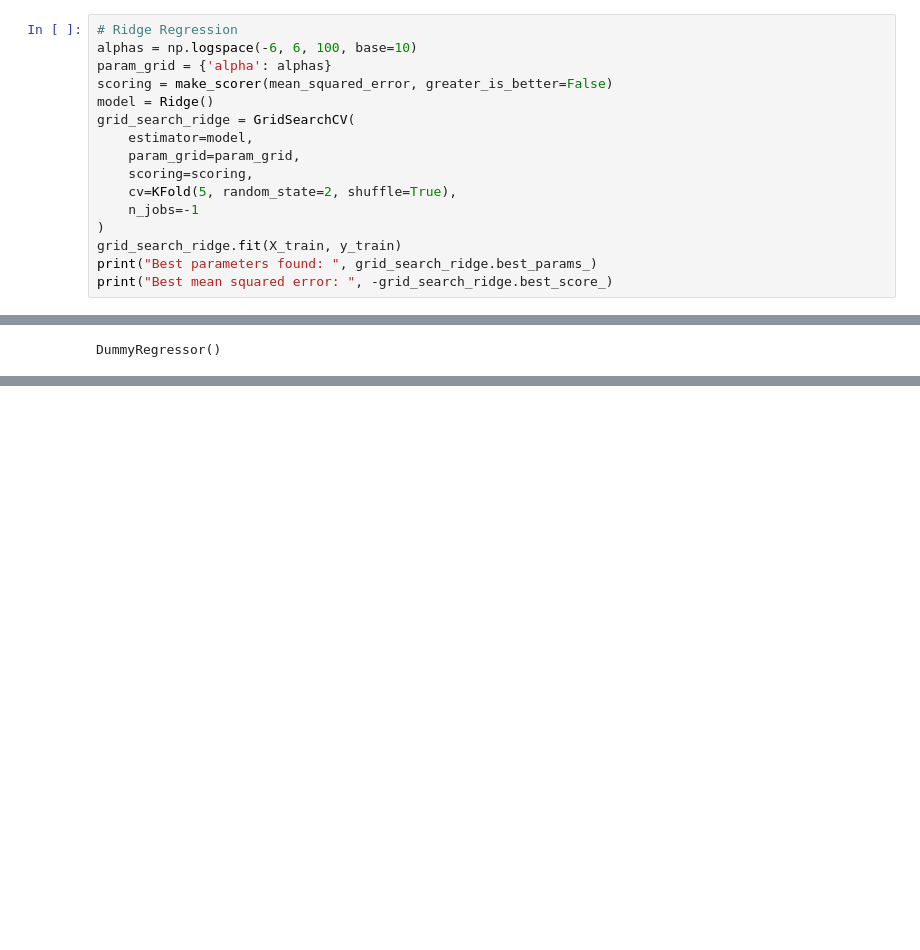
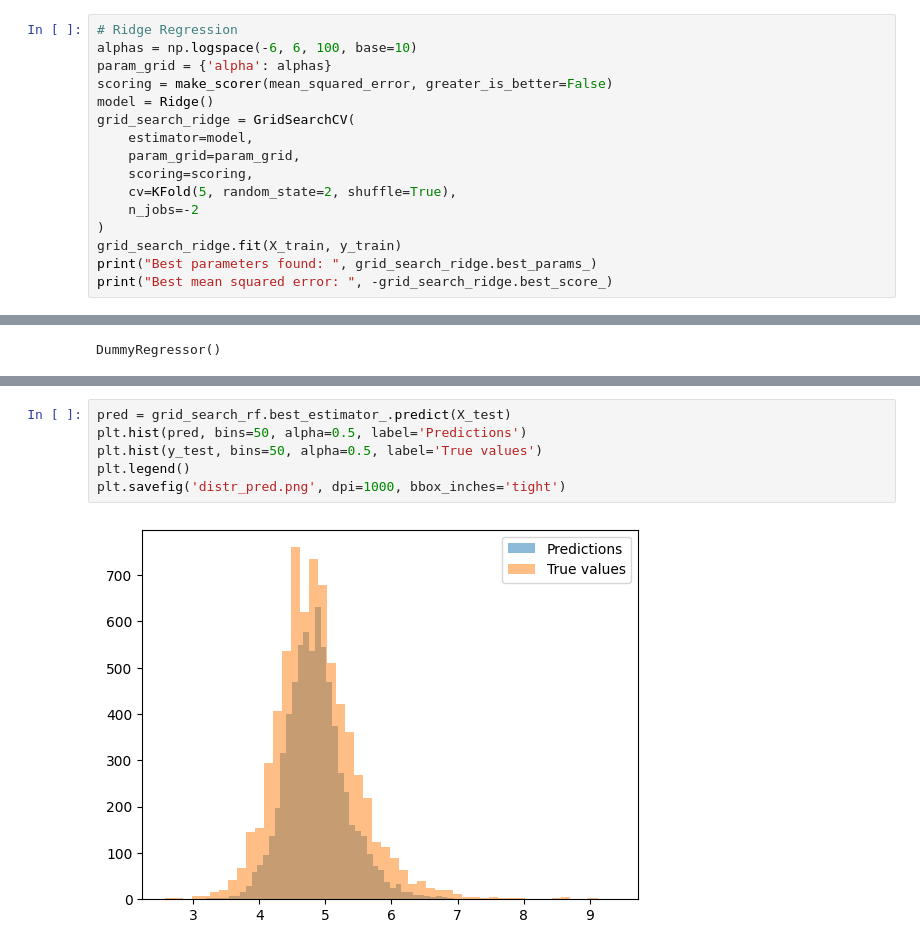
Before and after one commit to LorenzoBonanni/RomeAirbnbAnalysis, a Jupyter notebook: model.ipynb, the cells around one changed output, grey strips where cells are left out. Drawn from its saved outputs; the diff is of its cells as text; blank space fills up the shorter version.

```diff
--- a/model.ipynb
+++ b/model.ipynb
@@ -174,7 +158,7 @@ grid_search_ridge = GridSearchCV(
     param_grid=param_grid,
     scoring=scoring,
     cv=KFold(5, random_state=2, shuffle=True),
-    n_jobs=-1
+    n_jobs=-2
 )
 grid_search_ridge.fit(X_train, y_train)
 print("Best parameters found: ", grid_search_ridge.best_params_)
@@ -443,0 +391,8 @@ plt.show()
+# %%
+pred = grid_search_rf.best_estimator_.predict(X_test)
+plt.hist(pred, bins=50, alpha=0.5, label='Predictions')
+plt.hist(y_test, bins=50, alpha=0.5, label='True values')
+plt.legend()
+plt.savefig('distr_pred.png', dpi=1000, bbox_inches='tight')
+# %% [output]
+[figure, added]
```
Also changed, not shown: parts of 19 cells of this notebook, 8 other files.
